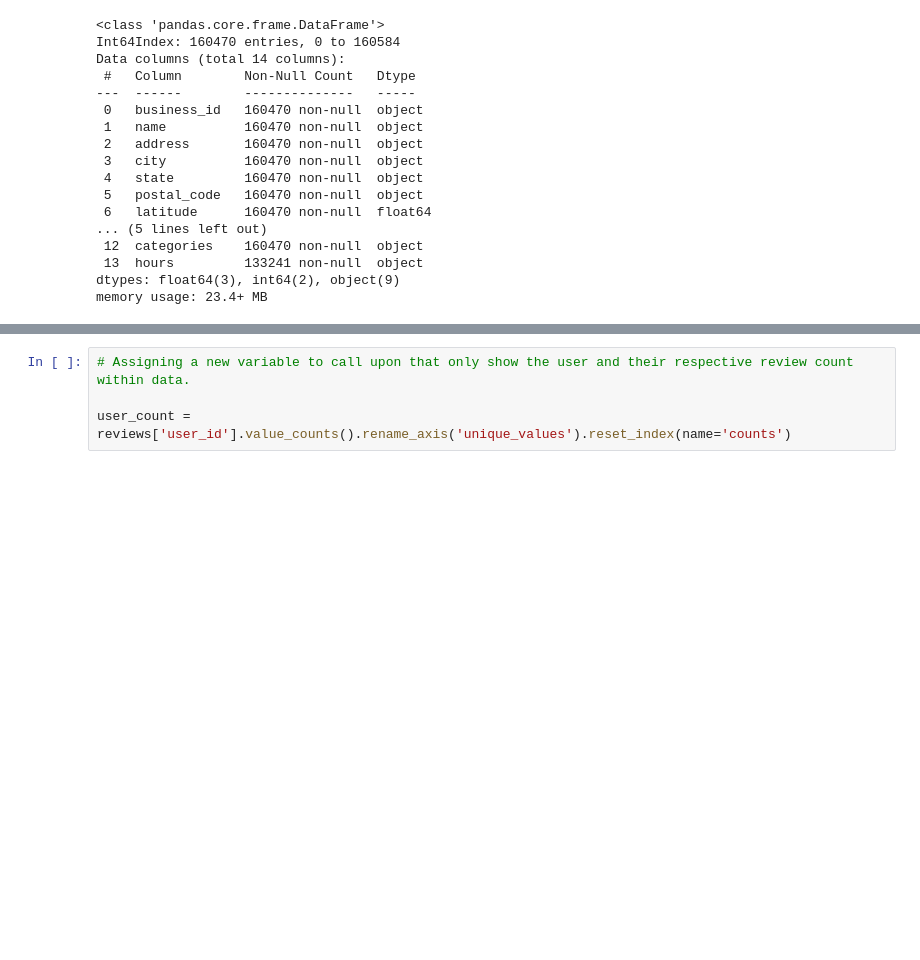
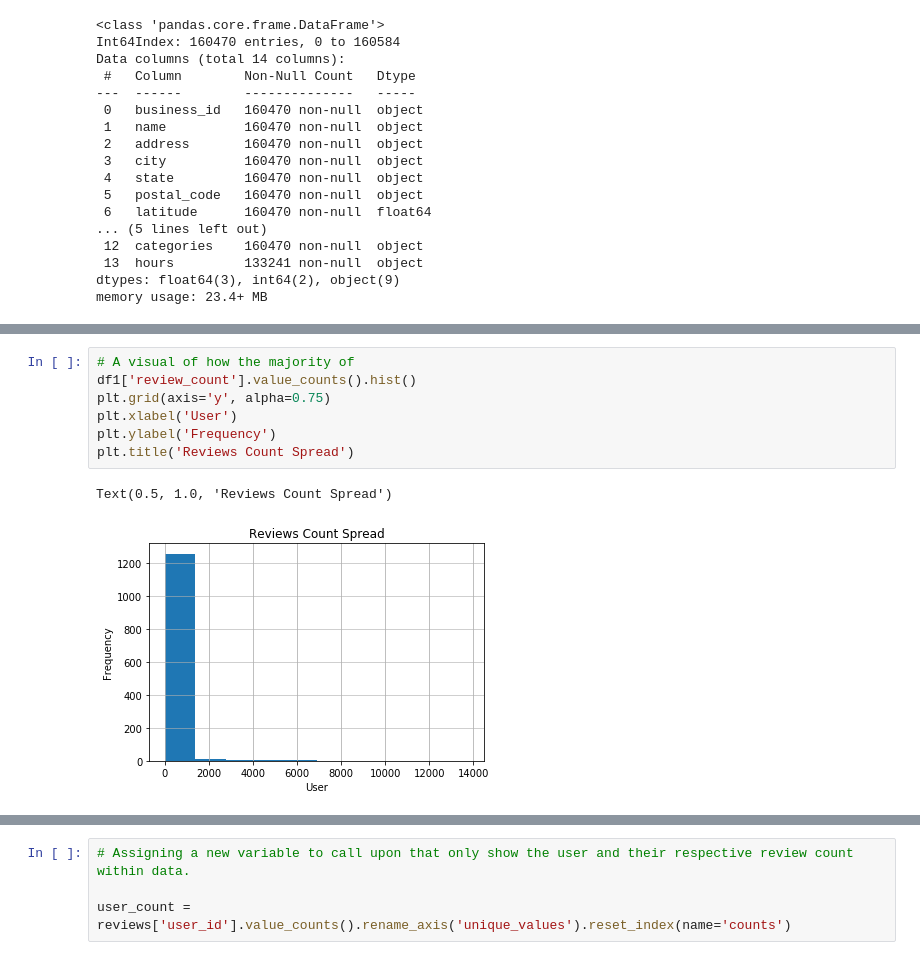
Before and after one commit to zhyde23/Capstone_Rec_Systems, a Jupyter notebook: capstone-rec-system.ipynb, the cells around one changed output, grey strips where cells are left out. Saved outputs shown, nothing was run; the diff lists cells and outputs as text; blank space fills up the shorter version.

```diff
--- a/capstone-rec-system.ipynb
+++ b/capstone-rec-system.ipynb
@@ -179,3 +173,13 @@ df1['review_count'].value_counts().hist()
+# %%
+# A visual of how the majority of
+df1['review_count'].value_counts().hist()
+plt.grid(axis='y', alpha=0.75)
+plt.xlabel('User')
+plt.ylabel('Frequency')
+plt.title('Reviews Count Spread')
+# %% [output]
+Text(0.5, 1.0, 'Reviews Count Spread')
+[figure, added]
 # %%
 # Majority of ratings are only within 9 states
 df1['state'].value_counts()[:10].plot(kind='bar')
```
Also changed, not shown: parts of 52 cells of this notebook.
